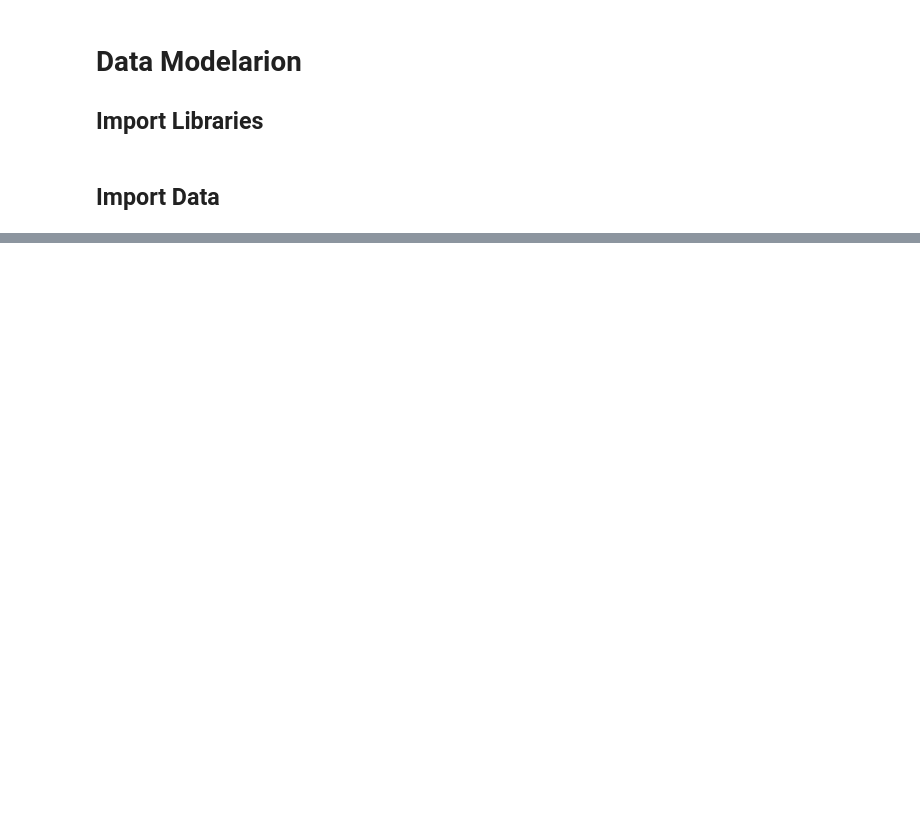
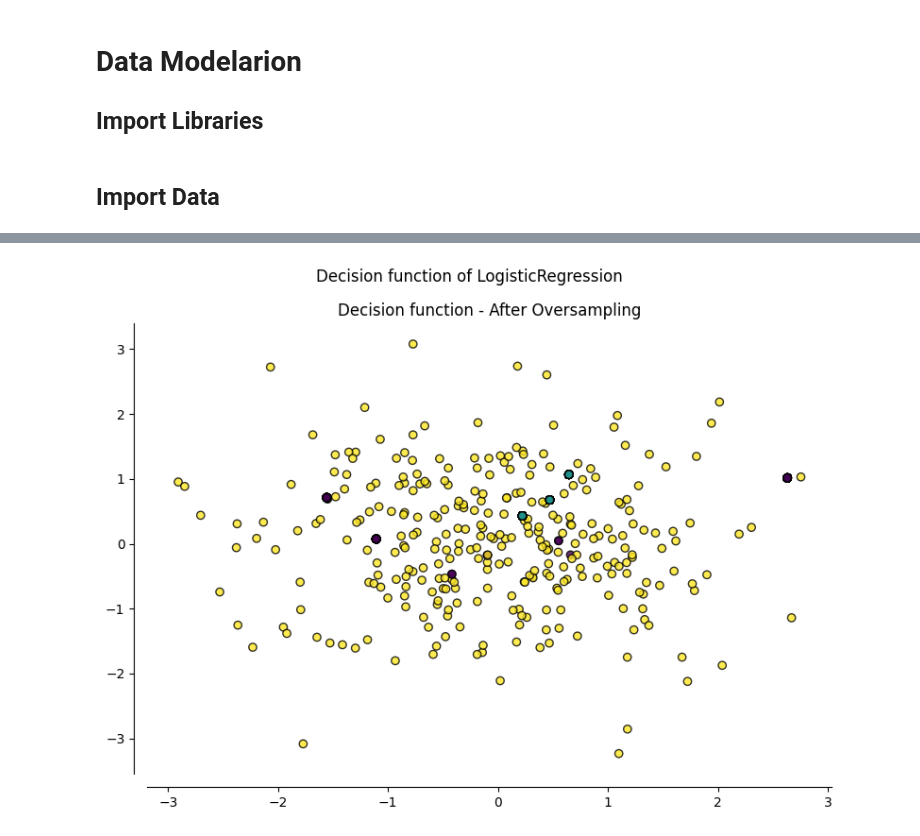
Before and after one commit to clblommberg/Proym6_Integrador_henry, a Jupyter notebook: notebooks/3_Entrenamiento.ipynb, the cells around one changed output, grey strips where cells are left out. Drawn from its saved outputs; the diff is of its cells as text; code cells hidden in the pictures; blank space fills up the shorter version.

```diff
--- a/notebooks/3_Entrenamiento.ipynb
+++ b/notebooks/3_Entrenamiento.ipynb
@@ -291,3 +259,26 @@ Registros originales:
+# %%
+def plot_resampling(X, y, sampler, ax, title=None):
+    X_res, y_res = sampler.fit_resample(X, y)
+
+    # Convertir X_res a DataFrame si no lo es
+    if not isinstance(X_res, pd.DataFrame):
+        X_res = pd.DataFrame(X_res, columns=X.columns)
+
+    ax.scatter(X_res.iloc[:, 0], X_res.iloc[:, 1], c=y_res, alpha=0.8, edgecolor="k")
+    if title is None:
+        title = f"Resampling with {sampler.__class__.__name__}"
+    ax.set_title(title)
+    sns.despine(ax=ax, offset=10)
+
+# Visualizar la decisión del clasificador
+plt.figure(figsize=(8, 6))
+plot_resampling(X_train, y_train, oversampler, plt.gca(), title="Resampling - Original Distribution")
+plot_decision_function(X_resampled, y_resampled, clf, plt.gca(), title="Decision function - After Oversampling")
+plt.suptitle(f"Decision function of {clf.__class__.__name__}")
+plt.tight_layout()
+plt.show()
+# %% [output]
+[figure, added]
 # %%
 import pandas as pd
 import matplotlib.pyplot as plt
```
Also changed, not shown: parts of 27 cells of this notebook, 14 other files.
